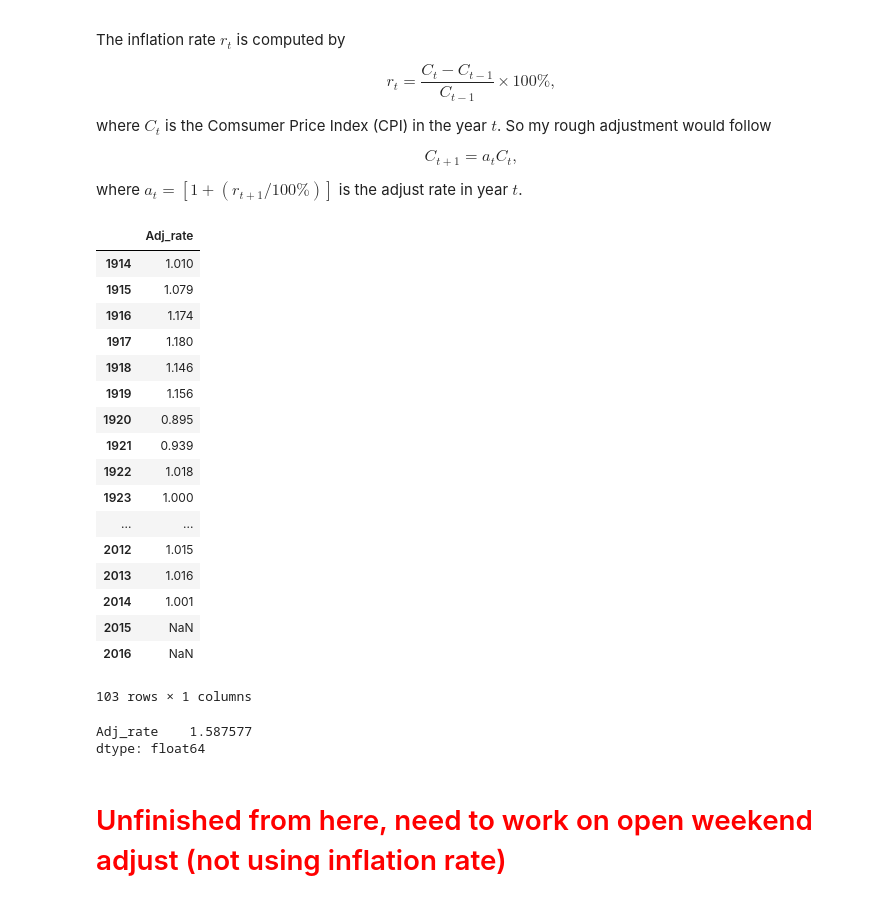
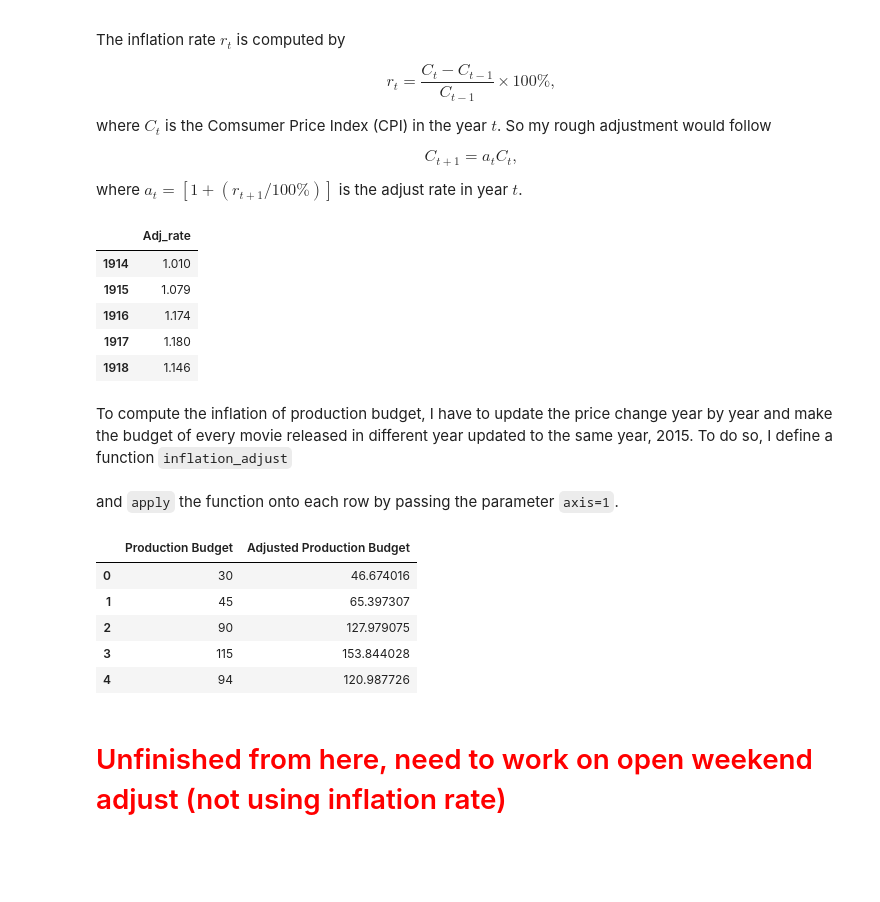
Before and after one commit to YiChanLee/PixarMoviesAnalysis, a Jupyter notebook: Pixar_Movie.ipynb, the cells around one changed output. Saved outputs shown, nothing was run; the diff lists cells and outputs as text; code cells hidden in the pictures; blank space fills up the shorter version.

Commit message:
Reduced unnecessarily lengthy output, finished budget adjustment

````diff
--- a/Pixar_Movie.ipynb
+++ b/Pixar_Movie.ipynb
@@ -449,31 +455,16 @@ adjust_rate = pd.DataFrame(index = list(inflation_rates["Year"]),
                            columns=['Adj_rate'],
                            data=list(1 + (inflation_rates['Ave'] / 100).shift(-1)))
 # %%
-adjust_rate
+adjust_rate.head()
 # %% [output]
 |  | Adj_rate |
 | 1914 | 1.010 |
 | 1915 | 1.079 |
 | 1916 | 1.174 |
 | 1917 | 1.180 |
 | 1918 | 1.146 |
-| 1919 | 1.156 |
-| 1920 | 0.895 |
-| 1921 | 0.939 |
-| 1922 | 1.018 |
-| 1923 | 1.000 |
-| ... | ... |
-| 2012 | 1.015 |
-| 2013 | 1.016 |
-| 2014 | 1.001 |
-| 2015 | NaN |
-| 2016 | NaN |
-103 rows × 1 columns
-# %%
-adjust_rate.loc[1916:1918].prod()
-# %% [output]
-Adj_rate    1.587577
-dtype: float64
+# %% [markdown]
+To compute the inflation of production budget, I have to update the price change year by year and make the budget of every movie released in different year updated to the same year, 2015. To do so, I define a function ```inflation_adjust```
 # %%
 def inflation_adjust(row, adj_col):
     year = row['Year Released']
@@ -482,4 +473,6 @@ def inflation_adjust(row, adj_col):
     else:
         adjust_amount = row[adj_col]
     return adjust_amount
+# %% [markdown]
+and ```apply``` the function onto each row by passing the parameter ```axis=1```.
 # %%
@@ -488,3 +480,12 @@ pixar_movies['Adjusted Production Budget'] = adj_prod_budg
+# %%
+pixar_movies[['Production Budget', 'Adjusted Production Budget']].head()
+# %% [output]
+|  | Production Budget | Adjusted Production Budget |
+| 0 | 30 | 46.674016 |
+| 1 | 45 | 65.397307 |
+| 2 | 90 | 127.979075 |
+| 3 | 115 | 153.844028 |
+| 4 | 94 | 120.987726 |
 # %% [markdown]
 <h1><font color="red">Unfinished from here, need to work on open weekend adjust (not using inflation rate)</font></h1>
 # %%
````
Also changed, not shown: parts of 25 cells of this notebook.
